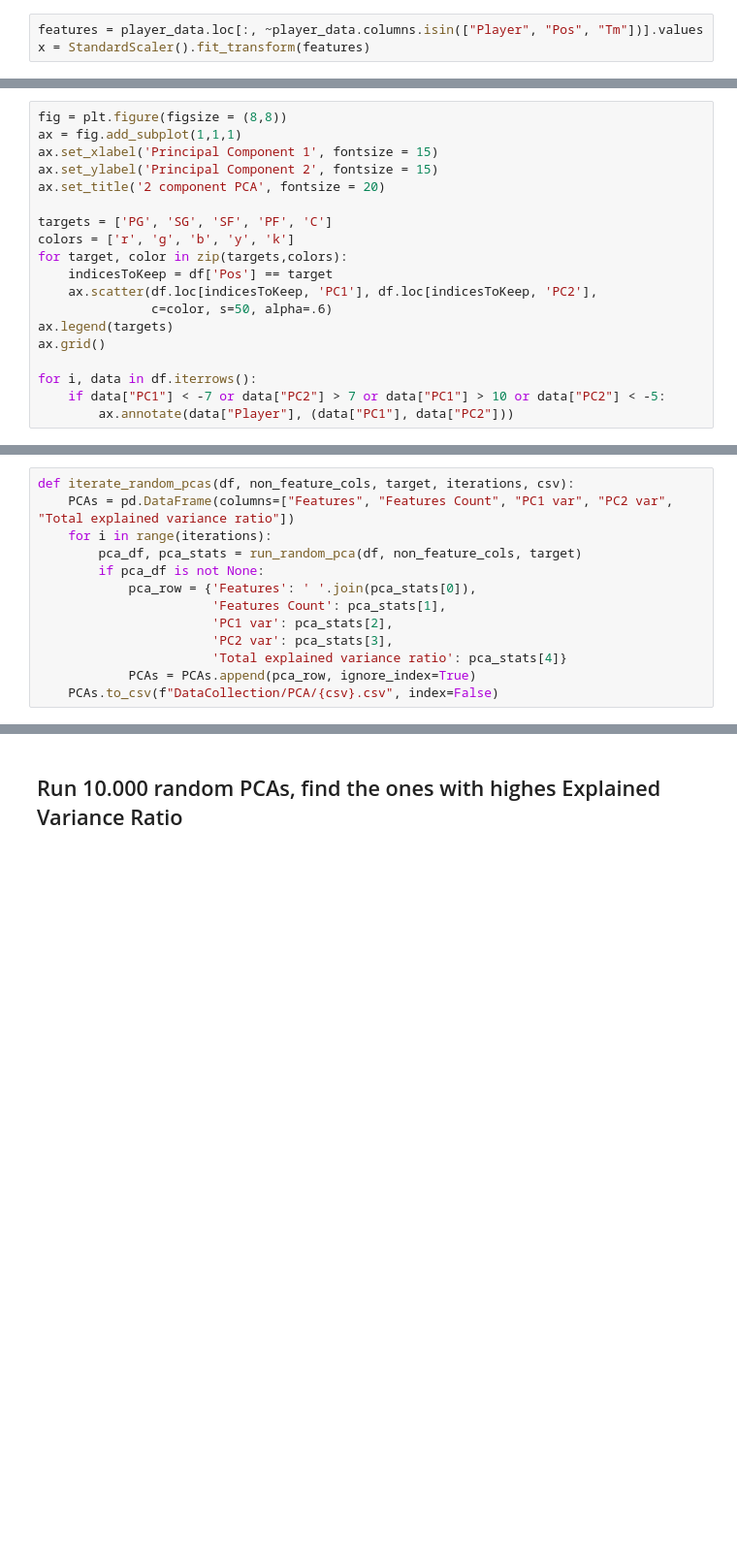
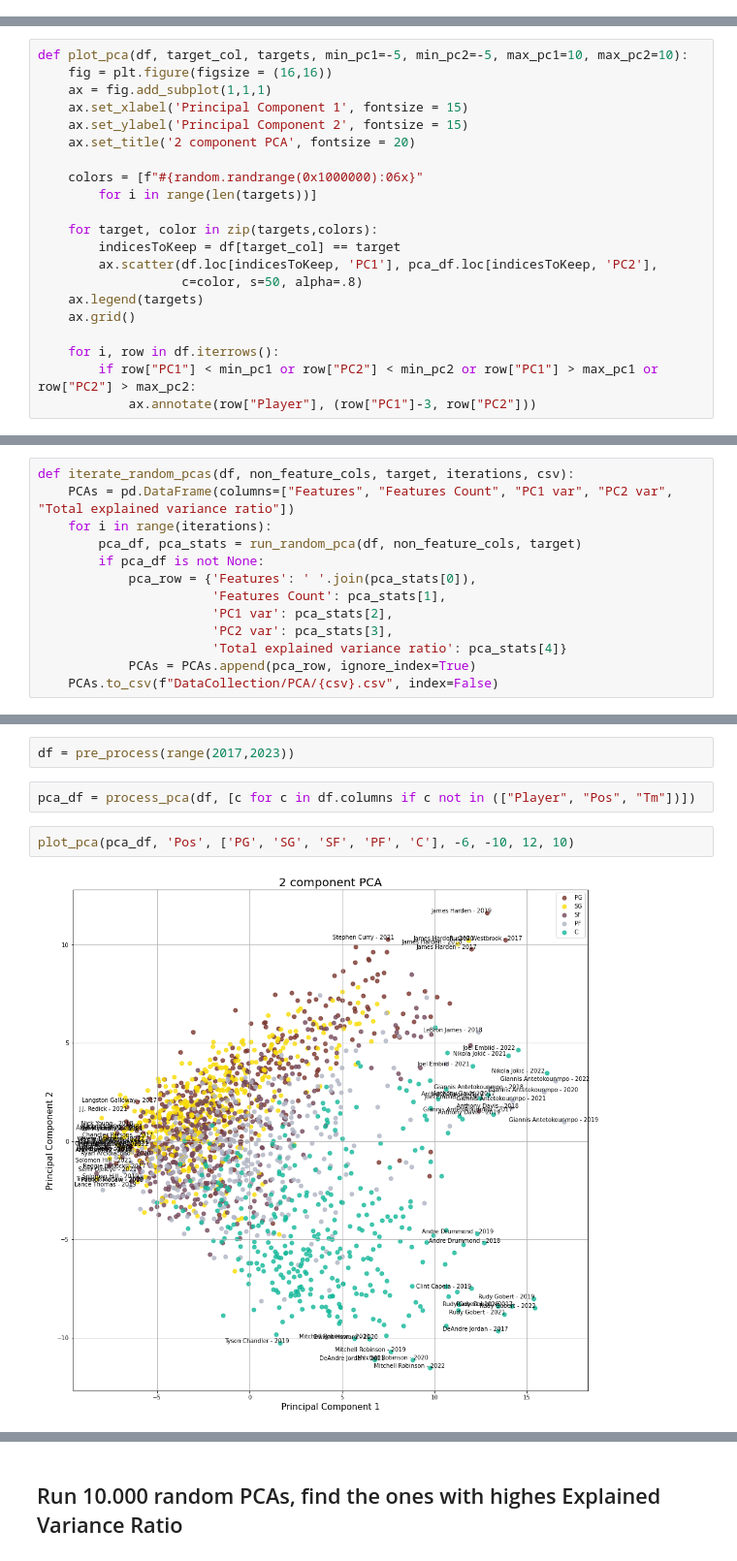
Before and after one commit to mibrahimfm/NBA-analysis, a Jupyter notebook: PlayerClustering.ipynb, the cells around one changed output, grey strips where cells are left out. Shown at 97% size. Cells and saved outputs as stored; diff of their text form; blank space fills up the shorter version.

```diff
--- a/PlayerClustering.ipynb
+++ b/PlayerClustering.ipynb
@@ -52,3 +38,0 @@ player_data.drop(columns=['index'], inplace=True)
-# %%
-features = player_data.loc[:, ~player_data.columns.isin(["Player", "Pos", "Tm"])].values
-x = StandardScaler().fit_transform(features)
@@ -65,19 +53,21 @@ df = pd.concat([componentsDf, player_data[['Pos', "Player"]]], axis = 1)
 # %%
-fig = plt.figure(figsize = (8,8))
-ax = fig.add_subplot(1,1,1)
-ax.set_xlabel('Principal Component 1', fontsize = 15)
-ax.set_ylabel('Principal Component 2', fontsize = 15)
-ax.set_title('2 component PCA', fontsize = 20)
+def plot_pca(df, target_col, targets, min_pc1=-5, min_pc2=-5, max_pc1=10, max_pc2=10):
+    fig = plt.figure(figsize = (16,16))
+    ax = fig.add_subplot(1,1,1)
+    ax.set_xlabel('Principal Component 1', fontsize = 15)
+    ax.set_ylabel('Principal Component 2', fontsize = 15)
+    ax.set_title('2 component PCA', fontsize = 20)
 
-targets = ['PG', 'SG', 'SF', 'PF', 'C']
-colors = ['r', 'g', 'b', 'y', 'k']
-for target, color in zip(targets,colors):
-    indicesToKeep = df['Pos'] == target
-    ax.scatter(df.loc[indicesToKeep, 'PC1'], df.loc[indicesToKeep, 'PC2'],
-               c=color, s=50, alpha=.6)
-ax.legend(targets)
-ax.grid()
+    colors = [f"#{random.randrange(0x1000000):06x}"
+        for i in range(len(targets))]
 
-for i, data in df.iterrows():
-    if data["PC1"] < -7 or data["PC2"] > 7 or data["PC1"] > 10 or data["PC2"] < -5:
-        ax.annotate(data["Player"], (data["PC1"], data["PC2"]))
+    for target, color in zip(targets,colors):
+        indicesToKeep = df[target_col] == target
+        ax.scatter(df.loc[indicesToKeep, 'PC1'], pca_df.loc[indicesToKeep, 'PC2'],
+                   c=color, s=50, alpha=.8)
+    ax.legend(targets)
+    ax.grid()
+
+    for i, row in df.iterrows():
+        if row["PC1"] < min_pc1 or row["PC2"] < min_pc2 or row["PC1"] > max_pc1 or row["PC2"] > max_pc2:
+            ax.annotate(row["Player"], (row["PC1"]-3, row["PC2"]))
@@ -244,0 +199,8 @@ def iterate_random_pcas(df, non_feature_cols, target, iterations, csv):
+# %%
+df = pre_process(range(2017,2023))
+# %%
+pca_df = process_pca(df, [c for c in df.columns if c not in (["Player", "Pos", "Tm"])])
+# %%
+plot_pca(pca_df, 'Pos', ['PG', 'SG', 'SF', 'PF', 'C'], -6, -10, 12, 10)
+# %% [output]
+[figure, added]
```
Also changed, not shown: parts of 69 cells of this notebook, 4 other files.
